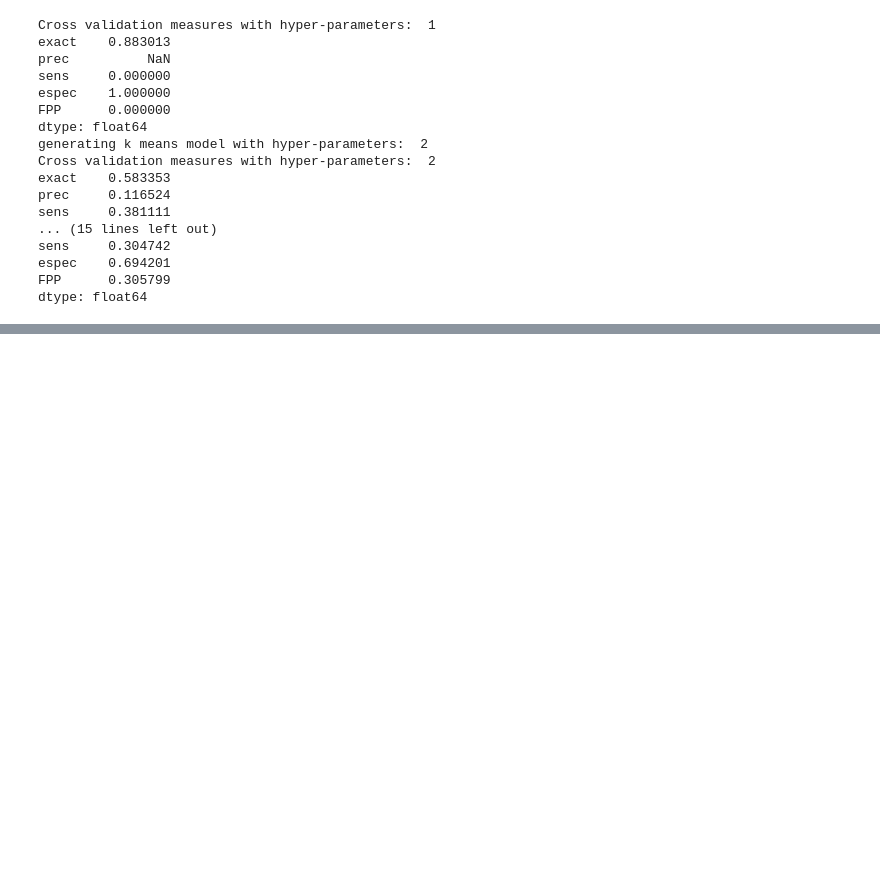
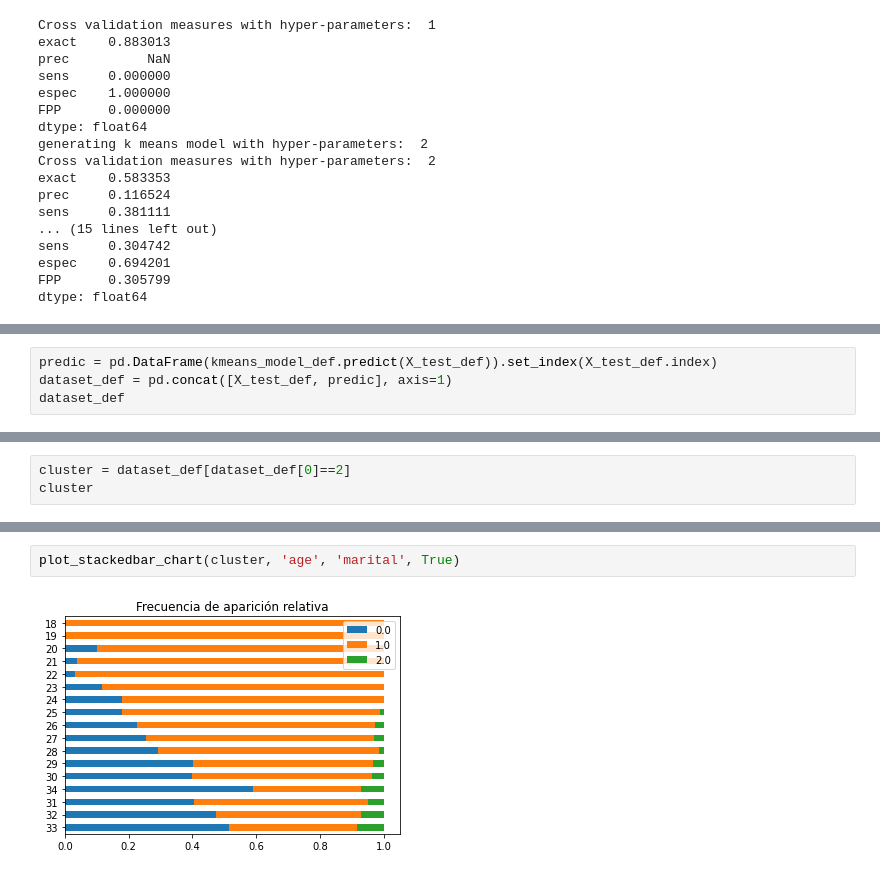
Before and after one commit to estebanhernandezr/Entregas-Semanales, a Jupyter notebook: AndreyEsteban_LizarazoHernandez_proyecto4.ipynb, the cells around one changed output, grey strips where cells are left out. Cells and saved outputs as stored; diff of their text form; blank space fills up the shorter version.

```diff
--- a/AndreyEsteban_LizarazoHernandez_proyecto4.ipynb
+++ b/AndreyEsteban_LizarazoHernandez_proyecto4.ipynb
@@ -437,3 +436,7 @@ print('exact:', exactitud, ' preci:', precision, ' sensi:', sensibilidad, ' espe
 # %% [output]
 [figure]
 exact: 0.7863270777479893  preci: 0.16300794021485288  sensi: 0.2  espec: 0.8639848197343454  PFP: 0.13601518026565465
+# %%
+predic = pd.DataFrame(kmeans_model_def.predict(X_test_def)).set_index(X_test_def.index)
+dataset_def = pd.concat([X_test_def, predic], axis=1)
+dataset_def
@@ -439,0 +457,3 @@ exact: 0.7863270777479893  preci: 0.16300794021485288  sensi: 0.2  espec: 0.8639
+# %%
+cluster = dataset_def[dataset_def[0]==2]
+cluster
@@ -439,0 +474,4 @@ exact: 0.7863270777479893  preci: 0.16300794021485288  sensi: 0.2  espec: 0.8639
+# %%
+plot_stackedbar_chart(cluster, 'age', 'marital', True)
+# %% [output]
+[figure, added]
```
Also changed, not shown: parts of 5 cells of this notebook.
